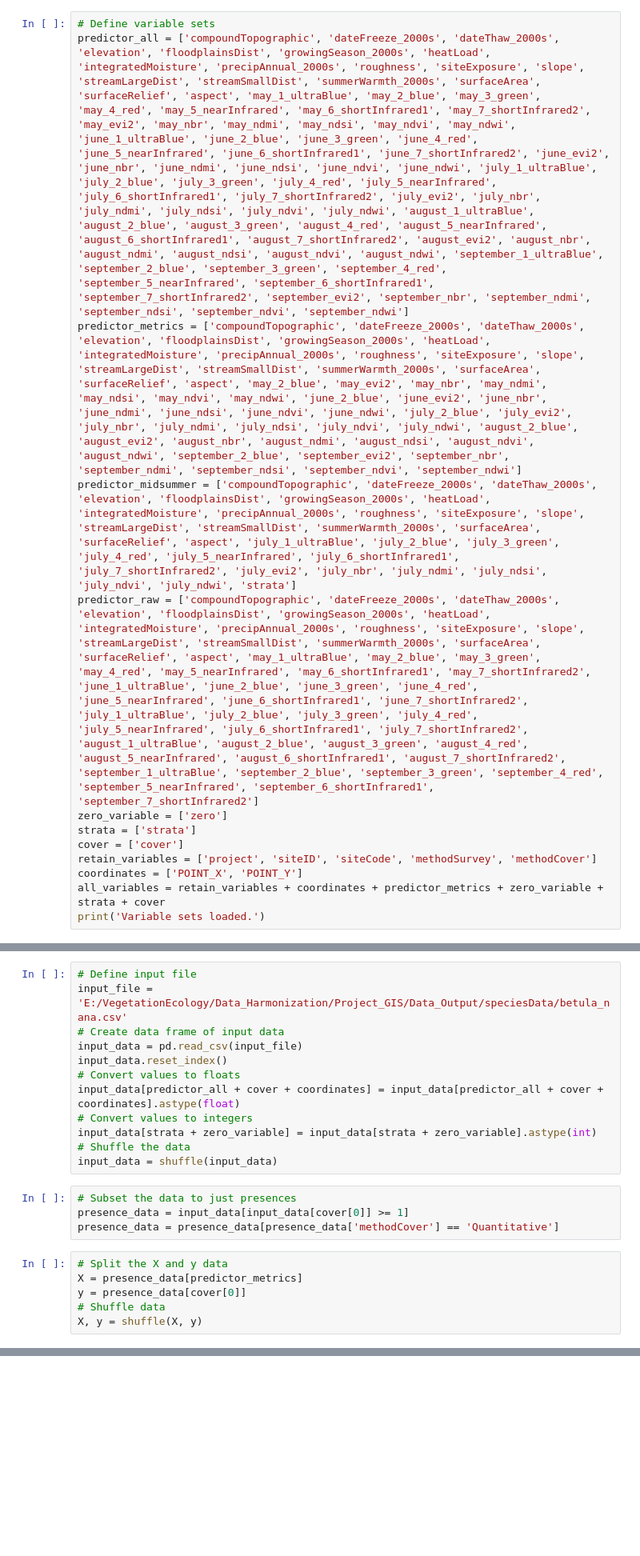
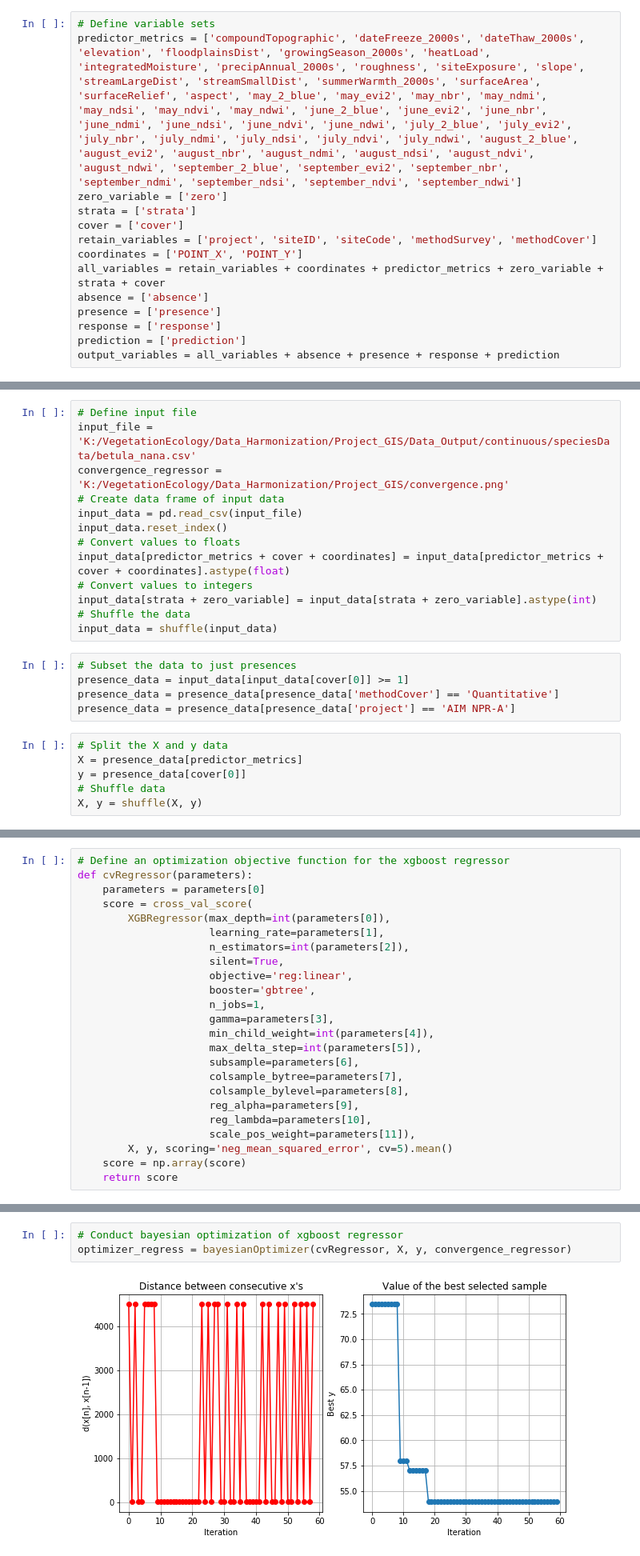
Before and after one commit to accs-uaa/vegetation-cover-modeling, a Jupyter notebook: notebooks/archive/BayesianOptimizedXGBoost.ipynb, the cells around one changed output, grey strips where cells are left out. Shown at 80% size. Drawn from its saved outputs; the diff is of its cells as text; blank space fills up the shorter version.

```diff
--- a/notebooks/archive/BayesianOptimizedXGBoost.ipynb
+++ b/notebooks/archive/BayesianOptimizedXGBoost.ipynb
@@ -43,13 +32,14 @@ All modules successfully imported.
 # %%
 # Define variable sets
-predictor_all = ['compoundTopographic', 'dateFreeze_2000s', 'dateThaw_2000s', 'elevation', 'floodplainsDist', 'growingSeason_2000s', 'heatLoad', 'integratedMoisture', 'precipAnnual_2000s', 'roughness', 'siteExposure', 'slope', 'streamLargeDist', 'streamSmallDist', 'summerWarmth_2000s', 'surfaceArea', 'surfaceRelief', 'aspect', 'may_1_ultraBlue', 'may_2_blue', 'may_3_green', 'may_4_red', 'may_5_nearInfrared', 'may_6_shortInfrared1', 'may_7_shortInfrared2', 'may_evi2', 'may_nbr', 'may_ndmi', 'may_ndsi', 'may_ndvi', 'may_ndwi', 'june_1_ultraBlue', 'june_2_blue', 'june_3_green', 'june_4_red', 'june_5_nearInfrared', 'june_6_shortInfrared1', 'june_7_shortInfrared2', 'june_evi2', 'june_nbr', 'june_ndmi', 'june_ndsi', 'june_ndvi', 'june_ndwi', 'july_1_ultraBlue', 'july_2_blue', 'july_3_green', 'july_4_red', 'july_5_nearInfrared', 'july_6_shortInfrared1', 'july_7_shortInfrared2', 'july_evi2', 'july_nbr', 'july_ndmi', 'july_ndsi', 'july_ndvi', 'july_ndwi', 'august_1_ultraBlue', 'august_2_blue', 'august_3_green', 'august_4_red', 'august_5_nearInfrared', 'august_6_shortInfrared1', 'august_7_shortInfrared2', 'august_evi2', 'august_nbr', 'august_ndmi', 'august_ndsi', 'august_ndvi', 'august_ndwi', 'september_1_ultraBlue', 'september_2_blue', 'september_3_green', 'september_4_red', 'september_5_nearInfrared', 'september_6_shortInfrared1', 'september_7_shortInfrared2', 'september_evi2', 'september_nbr', 'september_ndmi', 'september_ndsi', 'september_ndvi', 'september_ndwi']
 predictor_metrics = ['compoundTopographic', 'dateFreeze_2000s', 'dateThaw_2000s', 'elevation', 'floodplainsDist', 'growingSeason_2000s', 'heatLoad', 'integratedMoisture', 'precipAnnual_2000s', 'roughness', 'siteExposure', 'slope', 'streamLargeDist', 'streamSmallDist', 'summerWarmth_2000s', 'surfaceArea', 'surfaceRelief', 'aspect', 'may_2_blue', 'may_evi2', 'may_nbr', 'may_ndmi', 'may_ndsi', 'may_ndvi', 'may_ndwi', 'june_2_blue', 'june_evi2', 'june_nbr', 'june_ndmi', 'june_ndsi', 'june_ndvi', 'june_ndwi', 'july_2_blue', 'july_evi2', 'july_nbr', 'july_ndmi', 'july_ndsi', 'july_ndvi', 'july_ndwi', 'august_2_blue', 'august_evi2', 'august_nbr', 'august_ndmi', 'august_ndsi', 'august_ndvi', 'august_ndwi', 'september_2_blue', 'september_evi2', 'september_nbr', 'september_ndmi', 'september_ndsi', 'september_ndvi', 'september_ndwi']
-predictor_midsummer = ['compoundTopographic', 'dateFreeze_2000s', 'dateThaw_2000s', 'elevation', 'floodplainsDist', 'growingSeason_2000s', 'heatLoad', 'integratedMoisture', 'precipAnnual_2000s', 'roughness', 'siteExposure', 'slope', 'streamLargeDist', 'streamSmallDist', 'summerWarmth_2000s', 'surfaceArea', 'surfaceRelief', 'aspect', 'july_1_ultraBlue', 'july_2_blue', 'july_3_green', 'july_4_red', 'july_5_nearInfrared', 'july_6_shortInfrared1', 'july_7_shortInfrared2', 'july_evi2', 'july_nbr', 'july_ndmi', 'july_ndsi', 'july_ndvi', 'july_ndwi', 'strata']
-predictor_raw = ['compoundTopographic', 'dateFreeze_2000s', 'dateThaw_2000s', 'elevation', 'floodplainsDist', 'growingSeason_2000s', 'heatLoad', 'integratedMoisture', 'precipAnnual_2000s', 'roughness', 'siteExposure', 'slope', 'streamLargeDist', 'streamSmallDist', 'summerWarmth_2000s', 'surfaceArea', 'surfaceRelief', 'aspect', 'may_1_ultraBlue', 'may_2_blue', 'may_3_green', 'may_4_red', 'may_5_nearInfrared', 'may_6_shortInfrared1', 'may_7_shortInfrared2', 'june_1_ultraBlue', 'june_2_blue', 'june_3_green', 'june_4_red', 'june_5_nearInfrared', 'june_6_shortInfrared1', 'june_7_shortInfrared2', 'july_1_ultraBlue', 'july_2_blue', 'july_3_green', 'july_4_red', 'july_5_nearInfrared', 'july_6_shortInfrared1', 'july_7_shortInfrared2', 'august_1_ultraBlue', 'august_2_blue', 'august_3_green', 'august_4_red', 'august_5_nearInfrared', 'august_6_shortInfrared1', 'august_7_shortInfrared2', 'september_1_ultraBlue', 'september_2_blue', 'september_3_green', 'september_4_red', 'september_5_nearInfrared', 'september_6_shortInfrared1', 'september_7_shortInfrared2']
 zero_variable = ['zero']
 strata = ['strata']
 cover = ['cover']
 retain_variables = ['project', 'siteID', 'siteCode', 'methodSurvey', 'methodCover']
 coordinates = ['POINT_X', 'POINT_Y']
 all_variables = retain_variables + coordinates + predictor_metrics + zero_variable + strata + cover
-print('Variable sets loaded.')
+absence = ['absence']
+presence = ['presence']
+response = ['response']
+prediction = ['prediction']
+output_variables = all_variables + absence + presence + response + prediction
@@ -58,11 +46,12 @@ Variable sets loaded.
 # %%
 # Define input file
-input_file = 'E:/VegetationEcology/Data_Harmonization/Project_GIS/Data_Output/speciesData/betula_nana.csv'
+input_file = 'K:/VegetationEcology/Data_Harmonization/Project_GIS/Data_Output/continuous/speciesData/betula_nana.csv'
+convergence_regressor = 'K:/VegetationEcology/Data_Harmonization/Project_GIS/convergence.png'
 # Create data frame of input data
 input_data = pd.read_csv(input_file)
 input_data.reset_index()
 # Convert values to floats
-input_data[predictor_all + cover + coordinates] = input_data[predictor_all + cover + coordinates].astype(float)
+input_data[predictor_metrics + cover + coordinates] = input_data[predictor_metrics + cover + coordinates].astype(float)
 # Convert values to integers
 input_data[strata + zero_variable] = input_data[strata + zero_variable].astype(int)
 # Shuffle the data
@@ -71,6 +60,7 @@ input_data = shuffle(input_data)
 # Subset the data to just presences
 presence_data = input_data[input_data[cover[0]] >= 1]
 presence_data = presence_data[presence_data['methodCover'] == 'Quantitative']
+presence_data = presence_data[presence_data['project'] == 'AIM NPR-A']
 # %%
 # Split the X and y data
 X = presence_data[predictor_metrics]
@@ -98 +92,25 @@ np.sqrt(baseline_rf*-1)
+# %%
+# Define an optimization objective function for the xgboost regressor
+def cvRegressor(parameters):
+    parameters = parameters[0]
+    score = cross_val_score(
+        XGBRegressor(max_depth=int(parameters[0]),
+                     learning_rate=parameters[1],
+                     n_estimators=int(parameters[2]),
+                     silent=True,
+                     objective='reg:linear',
+                     booster='gbtree',
+                     n_jobs=1,
+                     gamma=parameters[3],
+                     min_child_weight=int(parameters[4]),
+                     max_delta_step=int(parameters[5]),
+                     subsample=parameters[6],
+                     colsample_bytree=parameters[7],
+                     colsample_bylevel=parameters[8],
+                     reg_alpha=parameters[9],
+                     reg_lambda=parameters[10],
+                     scale_pos_weight=parameters[11]),
+        X, y, scoring='neg_mean_squared_error', cv=5).mean()
+    score = np.array(score)
+    return score
 # %%
@@ -148 +147,6 @@ optimizer.run_optimization(max_iter=20)
+# %%
+# Conduct bayesian optimization of xgboost regressor
+optimizer_regress = bayesianOptimizer(cvRegressor, X, y, convergence_regressor)
+# %% [output]
+[figure, added]
 # %%
```
Also changed, not shown: parts of 14 cells of this notebook, 17 other files.
